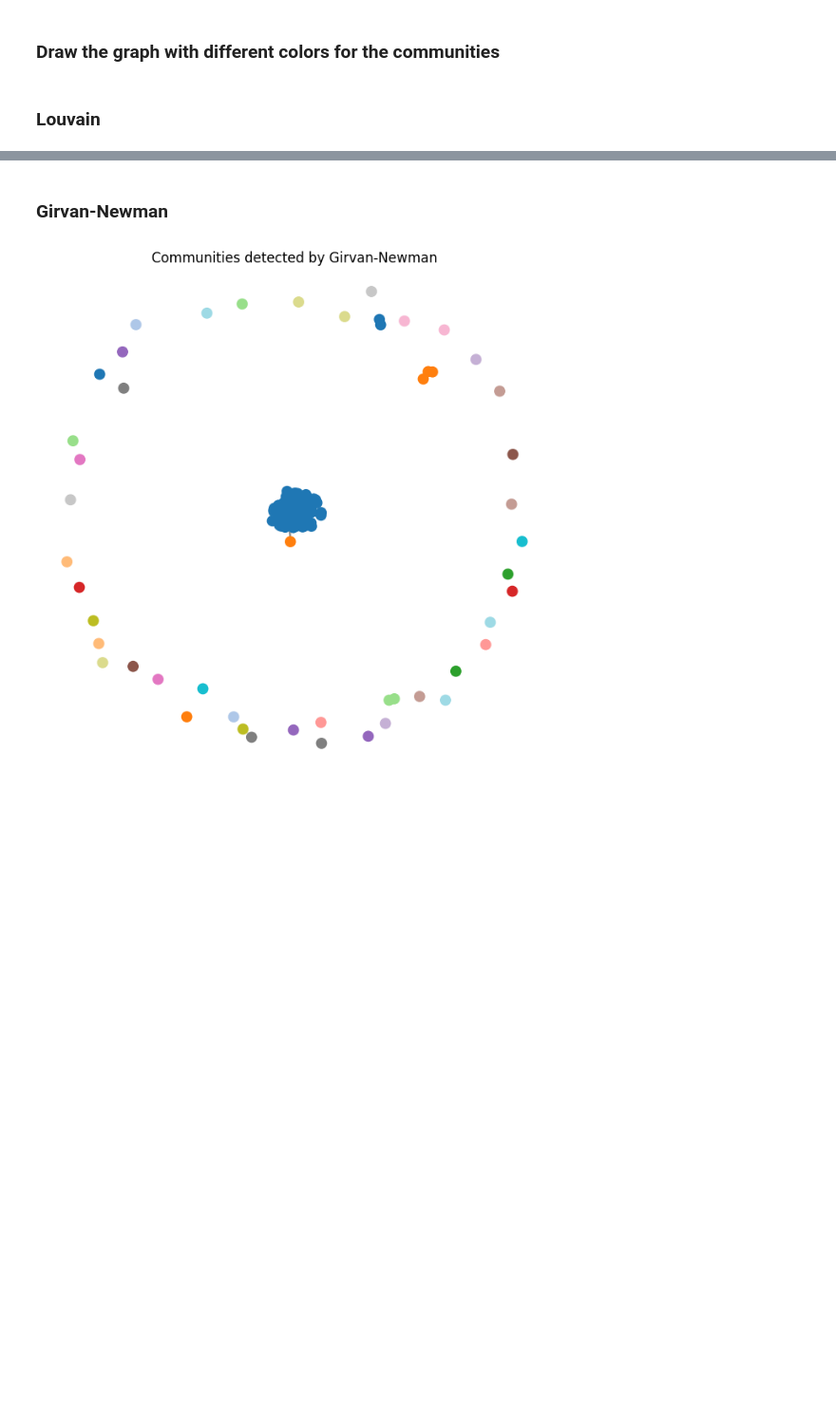
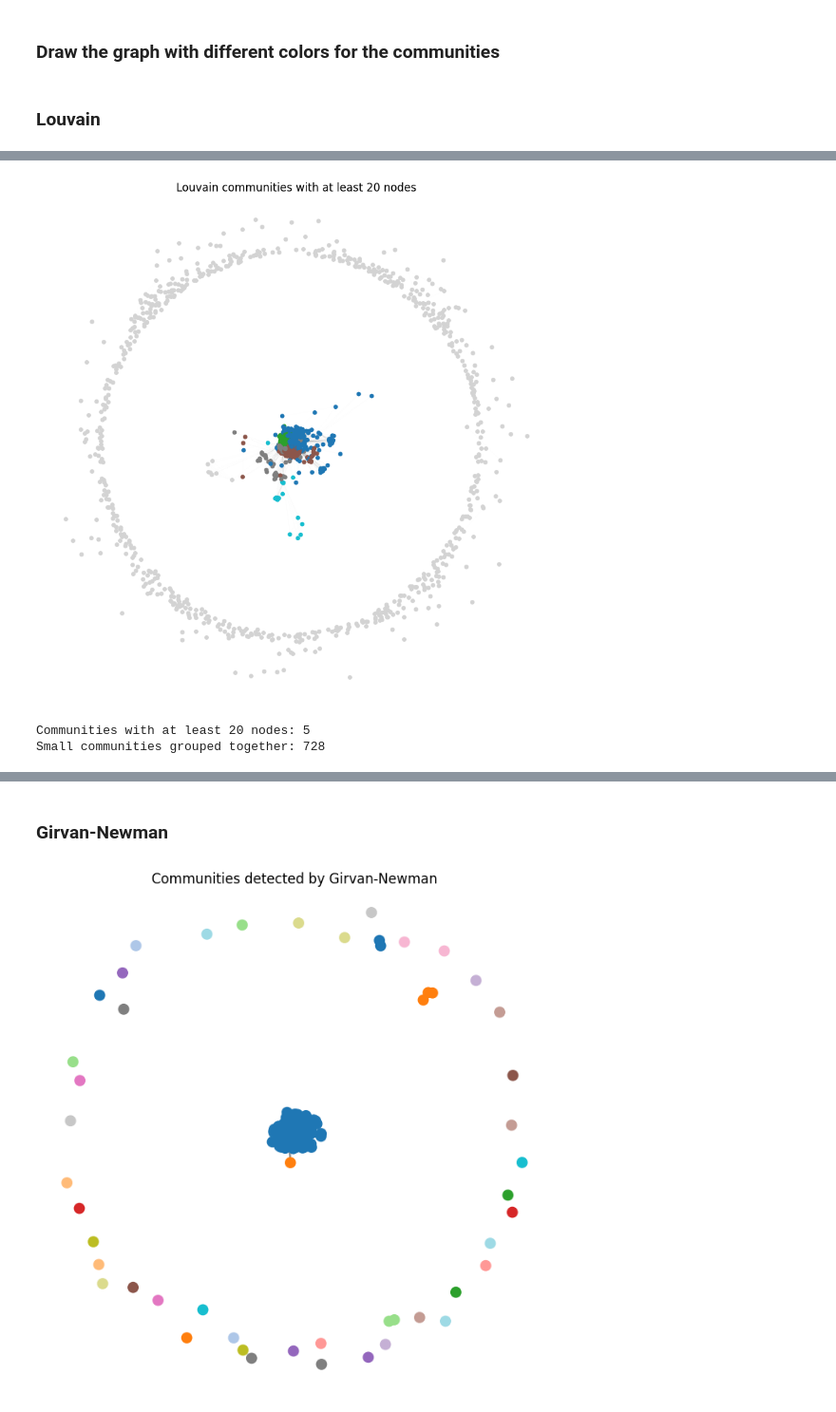
Before and after one commit to CamillaMagistrello/NETWORK_ANALYSIS, a Jupyter notebook: ASSIGNMENTS/src/assignment1.ipynb, the cells around one changed output, grey strips where cells are left out. Shown at 95% size. Saved outputs shown, nothing was run; the diff lists cells and outputs as text; code cells hidden in the pictures; blank space fills up the shorter version.

```diff
--- a/ASSIGNMENTS/src/assignment1.ipynb
+++ b/ASSIGNMENTS/src/assignment1.ipynb
@@ -157,2 +291,22 @@ ARI: 0.8763614536498842
+# %%
+def plot_main_communities(G, pos, partition, title, min_size=20, node_size=15):
+    sizes = Counter(partition.values())
+    large_communities = {community_id for community_id, size in sizes.items() if size >= min_size}
+    large_nodes = [node for node in G.nodes() if partition[node] in large_communities]
+    small_nodes = [node for node in G.nodes() if partition[node] not in large_communities]
+    community_map = {community_id: i for i, community_id in enumerate(sorted(large_communities))}
+    colors = [community_map[partition[node]] for node in large_nodes]
+
+    plt.figure(figsize=(10, 10))
+    nx.draw_networkx_edges(G, pos, alpha=0.02, width=0.2)
+    nx.draw_networkx_nodes(G, pos, nodelist=small_nodes, node_size=node_size, node_color="lightgray")
+    nx.draw_networkx_nodes(G, pos, nodelist=large_nodes, node_size=node_size, node_color=colors, cmap=plt.colormaps["tab10"], vmin=0, vmax=len(large_communities)-1)
+
+    plt.title(title)
+    plt.axis("off")
+    plt.show()
+
+    print(f"Communities with at least {min_size} nodes: {len(large_communities)}")
+    print(f"Small communities grouped together: {len(sizes) - len(large_communities)}")
 # %% [markdown]
 ### Louvain
@@ -182,0 +322,6 @@ plt.show()
+# %%
+plot_main_communities(G, pos, partition_louvain, "Louvain communities with at least 20 nodes", min_size=20, node_size=15)
+# %% [output]
+[figure, added]
+Communities with at least 20 nodes: 5
+Small communities grouped together: 728
```
Also changed, not shown: parts of 19 cells of this notebook, 3 other files.
